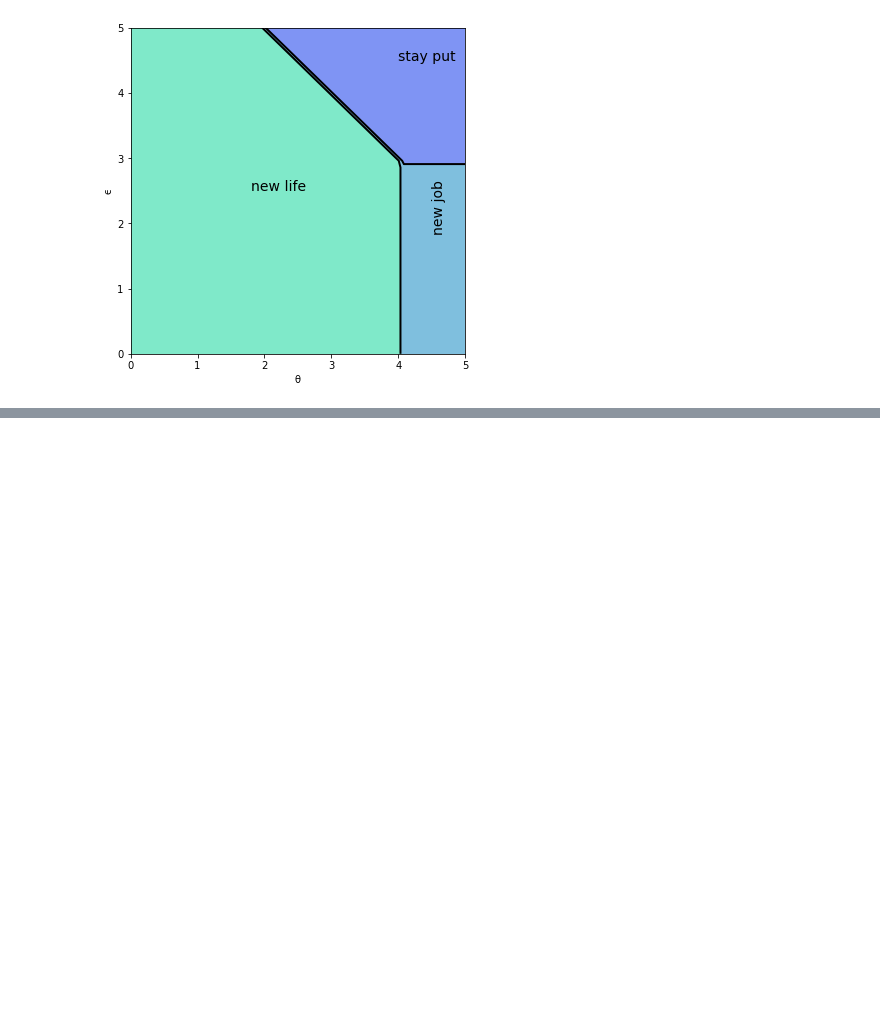
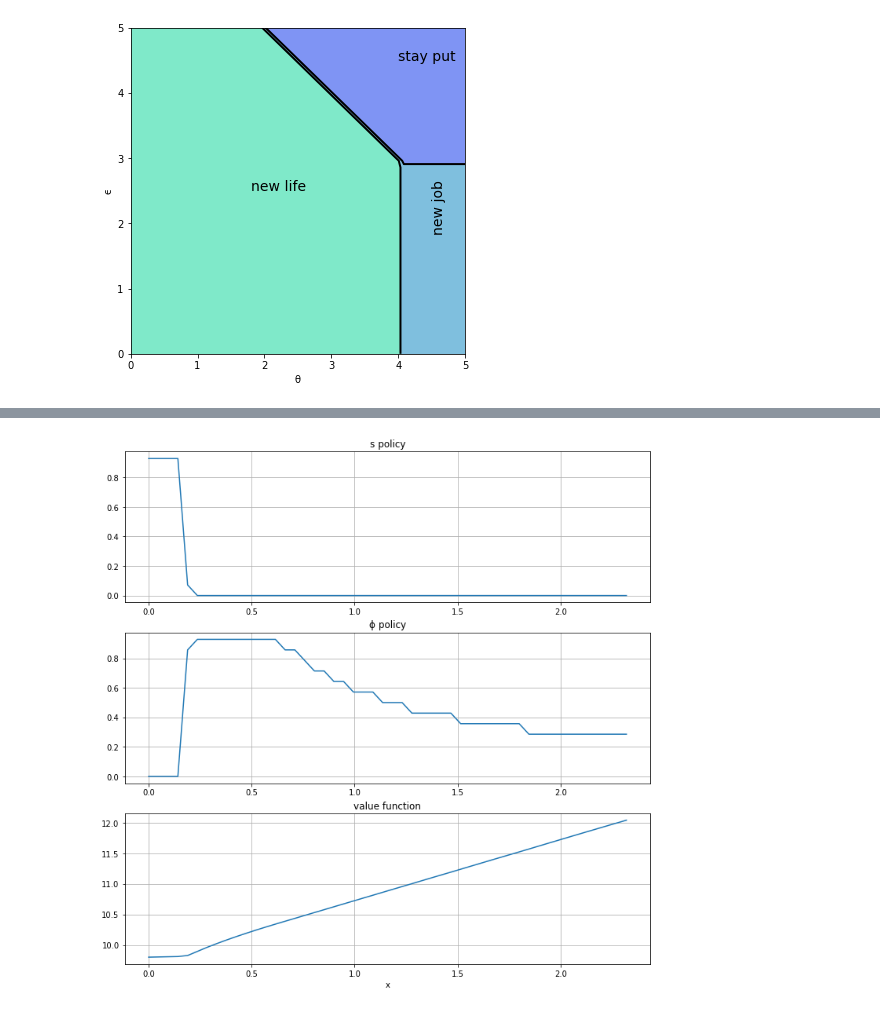
Before and after one commit to PanPip/QuantEcon_Tasks, a Jupyter notebook: Dynamic_programming.ipynb, the cells around one changed output, grey strips where cells are left out. Cells and saved outputs as stored; diff of their text form; code cells hidden in the pictures; blank space fills up the shorter version.

```diff
--- a/Dynamic_programming.ipynb
+++ b/Dynamic_programming.ipynb
@@ -1493,0 +1644,5 @@ plt.show()
+# %%
+jv = JVWorker()
+T, get_greedy = operator_factory(jv)
+v_star = solve_model(jv)
+s_star, ϕ_star = get_greedy(v_star)
@@ -1493,0 +1660,15 @@ plt.show()
+# %%
+plots = [s_star, ϕ_star, v_star]
+titles = ["s policy", "ϕ policy",  "value function"]
+
+fig, axes = plt.subplots(3, 1, figsize=(12, 12))
+
+for ax, plot, title in zip(axes, plots, titles):
+    ax.plot(jv.x_grid, plot)
+    ax.set(title=title)
+    ax.grid()
+
+axes[-1].set_xlabel("x")
+plt.show()
+# %% [output]
+[figure, added]
```
Also changed, not shown: parts of 6 cells of this notebook.
